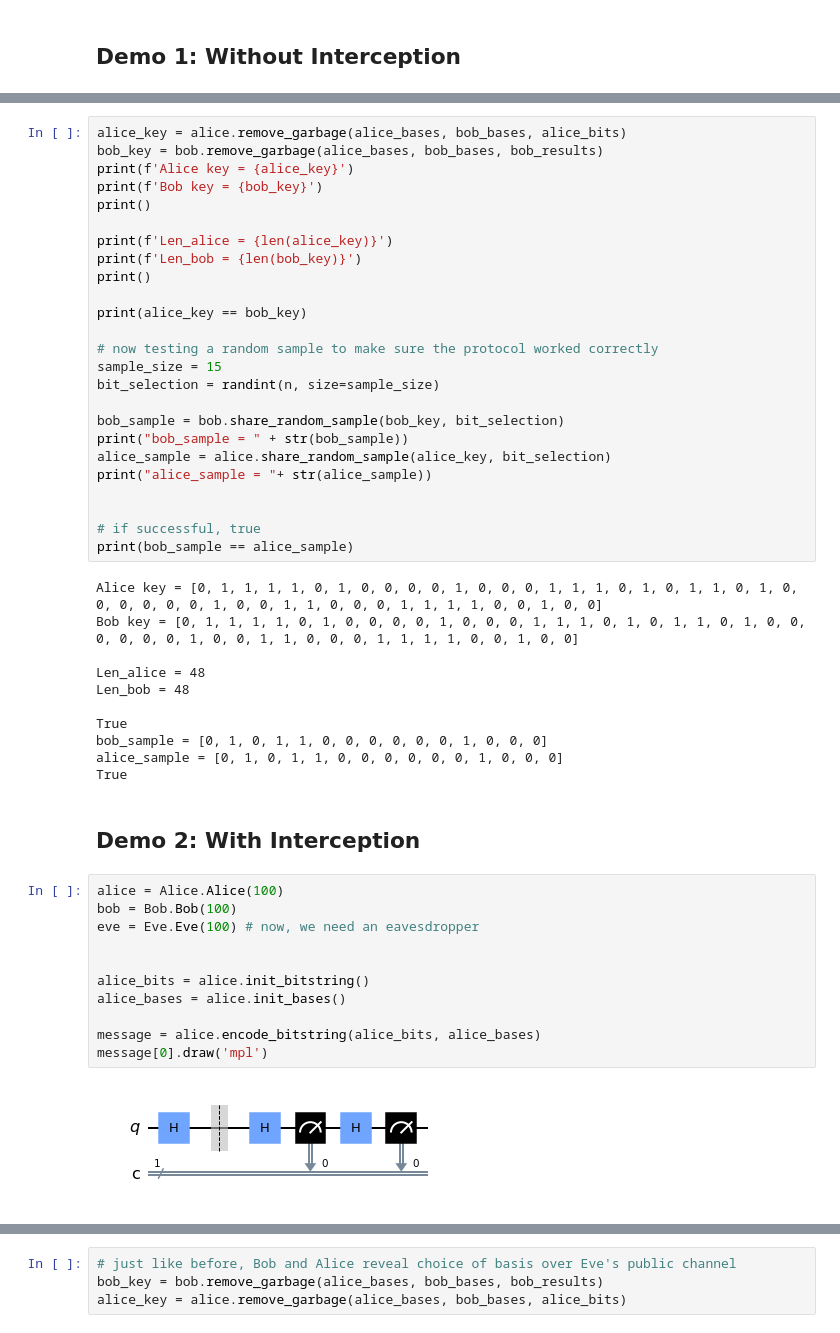
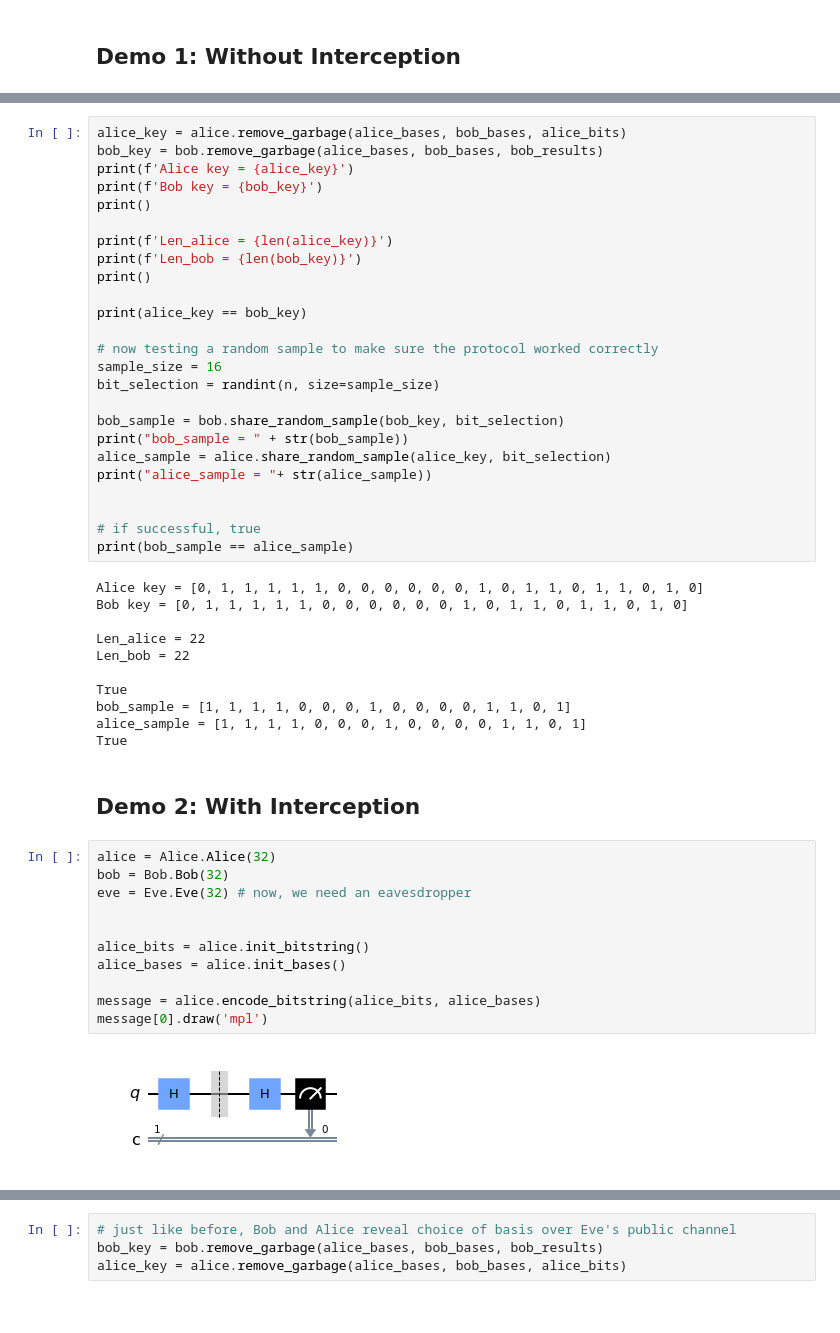
Before and after one commit to marcusprose/quantum-cryptography, a Jupyter notebook: qkd.ipynb, the cells around one changed output, grey strips where cells are left out. Drawn from its saved outputs; the diff is of its cells as text.

```diff
--- a/qkd.ipynb
+++ b/qkd.ipynb
@@ -77,7 +77,7 @@ print()
 print(alice_key == bob_key)
 
 # now testing a random sample to make sure the protocol worked correctly
-sample_size = 15
+sample_size = 16
 bit_selection = randint(n, size=sample_size)
 
 bob_sample = bob.share_random_sample(bob_key, bit_selection)
@@ -89,31 +89,31 @@ print("alice_sample = "+ str(alice_sample))
 # if successful, true
 print(bob_sample == alice_sample)
 # %% [output]
-Alice key = [0, 1, 1, 1, 1, 0, 1, 0, 0, 0, 0, 1, 0, 0, 0, 1, 1, 1, 0, 1, 0, 1, 1, 0, 1, 0, 0, 0, 0, 0, 0, 1, 0, 0, 1, 1, 0, 0, 0, 1, 1, 1, 1, 0, 0, 1, 0, 0]
-Bob key = [0, 1, 1, 1, 1, 0, 1, 0, 0, 0, 0, 1, 0, 0, 0, 1, 1, 1, 0, 1, 0, 1, 1, 0, 1, 0, 0, 0, 0, 0, 0, 1, 0, 0, 1, 1, 0, 0, 0, 1, 1, 1, 1, 0, 0, 1, 0, 0]
+Alice key = [0, 1, 1, 1, 1, 1, 0, 0, 0, 0, 0, 0, 1, 0, 1, 1, 0, 1, 1, 0, 1, 0]
+Bob key = [0, 1, 1, 1, 1, 1, 0, 0, 0, 0, 0, 0, 1, 0, 1, 1, 0, 1, 1, 0, 1, 0]
 
-Len_alice = 48
-Len_bob = 48
+Len_alice = 22
+Len_bob = 22
 
 True
-bob_sample = [0, 1, 0, 1, 1, 0, 0, 0, 0, 0, 0, 1, 0, 0, 0]
-alice_sample = [0, 1, 0, 1, 1, 0, 0, 0, 0, 0, 0, 1, 0, 0, 0]
+bob_sample = [1, 1, 1, 1, 0, 0, 0, 1, 0, 0, 0, 0, 1, 1, 0, 1]
+alice_sample = [1, 1, 1, 1, 0, 0, 0, 1, 0, 0, 0, 0, 1, 1, 0, 1]
 True
 # %% [markdown]
 ## Demo 2: With Interception
 # %%
-alice = Alice.Alice(100)
-bob = Bob.Bob(100)
-eve = Eve.Eve(100) # now, we need an eavesdropper
+alice = Alice.Alice(32)
+bob = Bob.Bob(32)
+eve = Eve.Eve(32) # now, we need an eavesdropper
 
 
 alice_bits = alice.init_bitstring()
 alice_bases = alice.init_bases()
 
 message = alice.encode_bitstring(alice_bits, alice_bases)
 message[0].draw('mpl')
 # %% [output]
-[figure, old version]
+[figure, new version]
 # %%
 eve_bases = eve.init_bases()
 intercept_message = eve.intercept_message(message, eve_bases)
```
Also changed, not shown: parts of 10 cells of this notebook.
